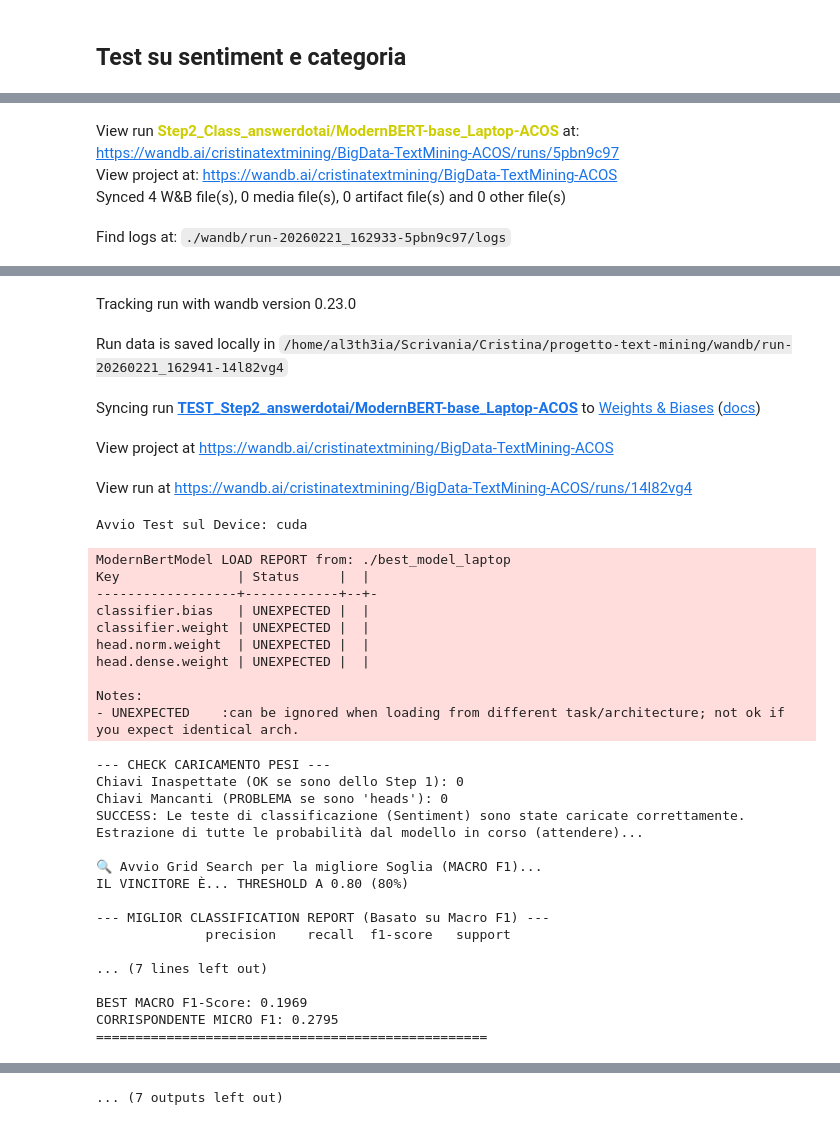
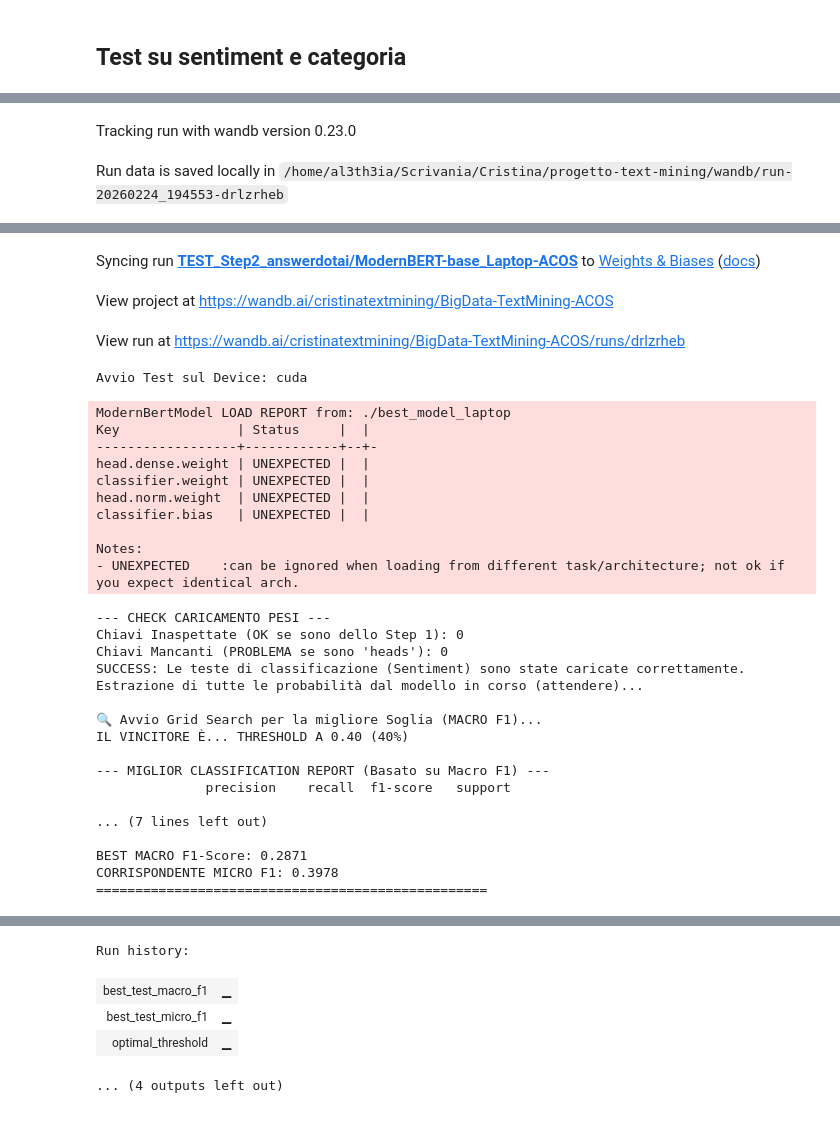
Before and after one commit to CristinaTomaciello/progetto-text-mining, a Jupyter notebook: Laptop-ACOS-train-test-ModernBERT.ipynb, the cells around one changed output, grey strips where cells are left out. Saved outputs shown, nothing was run; the diff lists cells and outputs as text; code cells hidden in the pictures.

```diff
--- a/Laptop-ACOS-train-test-ModernBERT.ipynb
+++ b/Laptop-ACOS-train-test-ModernBERT.ipynb
@@ -636,13 +641,26 @@ class ACOSPairDataset(Dataset):
         row = self.df.iloc[idx]
         text = row['review_text']
 
-        # Gli span sono già corretti con il +1 per il [CLS]!
+        # Estraiamo gli span (togliendo il +1 che avevamo messo per il [CLS]
+        # perché ora ci servono per tagliare la stringa originale)
         a_span = row['aspect_span']
         o_span = row['opinion_span']
 
-        # Tokenizzazione (ModernBERT usa il token [CLS] in automatico)
+        words = text.split()
+        a_start, a_end = a_span[0] - 1, a_span[1] - 1
+        o_start, o_end = o_span[0] - 1, o_span[1] - 1
+
+        # Estraiamo le parole (o "null" se è implicito)
+        aspect_str = " ".join(words[a_start:a_end]) if a_start >= 0 else "null"
+        opinion_str = " ".join(words[o_start:o_end]) if o_start >= 0 else "null"
+
+        # MAGIA CROSS-ENCODER: Creiamo la stringa contesto!
+        cross_text = f"aspect: {aspect_str} opinion: {opinion_str}"
+
+        # Il tokenizer unirà il 'text' e il 'cross_text' in automatico
         encoding = self.tokenizer(
             text,
+            cross_text, # Passiamo la seconda stringa!
             padding='max_length',
             truncation=True,
             max_length=self.max_length,
@@ -654,9 +672,8 @@ class ACOSPairDataset(Dataset):
         return {
             'input_ids': encoding['input_ids'].flatten(),
             'attention_mask': encoding['attention_mask'].flatten(),
-            'aspect_span': torch.tensor(a_span),
-            'opinion_span': torch.tensor(o_span),
             'labels': labels
+            # Niente più aspect_span e opinion_span da passare!
         }
 # %% [markdown]
 ### 2. L'Architettura Custom (`ModernBertACOSClassifier`)
@@ -1057,17 +1048,15 @@ all_probs_list = []
 all_true_list = []
 
 with torch.no_grad():
-    for batch in test_loader: # (Usa test_loader_rest per i ristoranti!)
+    for batch in test_loader:
         input_ids = batch['input_ids'].to(device)
         attention_mask = batch['attention_mask'].to(device)
-        aspect_span = batch['aspect_span'].to(device)
-        opinion_span = batch['opinion_span'].to(device)
         labels = batch['labels'].to(device)
 
         with torch.amp.autocast(device_type='cuda'):
-            logits = model_test(input_ids, attention_mask, aspect_span, opinion_span)
+            # 🛑 CORRETTO: Rimosso aspect_span e opinion_span che non esistono più!
+            logits = model_test(input_ids, attention_mask)
 
-        # Trasformiamo i logits in probabilità e li portiamo su CPU per non intasarla
         probs = torch.softmax(logits, dim=-1).cpu()
 
         all_probs_list.append(probs)
@@ -1132,7 +1121,5 @@ wandb.log({
 wandb.finish()
 # %% [output]
 [interactive output not drawn]
-View run Step2_Class_answerdotai/ModernBERT-base_Laptop-ACOS at: https://wandb.ai/cristinatextmining/BigData-TextMining-ACOS/runs/5pbn9c97
-View project at: https://wandb.ai/cristinatextmining/BigData-TextMining-ACOS
-Synced 4 W&B file(s), 0 media file(s), 0 artifact file(s) and 0 other file(s)
+Tracking run with wandb version 0.23.0
-Find logs at: ./wandb/run-20260221_162933-5pbn9c97/logs
+Run data is saved locally in /home/al3th3ia/Scrivania/Cristina/progetto-text-mining/wandb/run-20260224_194553-drlzrheb
@@ -1140,16 +1126,14 @@ Find logs at: ./wandb/run-20260221_162933-5pbn9c97/logs
-Tracking run with wandb version 0.23.0
+Syncing run TEST_Step2_answerdotai/ModernBERT-base_Laptop-ACOS to Weights & Biases (docs)
-Run data is saved locally in /home/al3th3ia/Scrivania/Cristina/progetto-text-mining/wandb/run-20260221_162941-14l82vg4
+View project at https://wandb.ai/cristinatextmining/BigData-TextMining-ACOS
-Syncing run TEST_Step2_answerdotai/ModernBERT-base_Laptop-ACOS to Weights & Biases (docs)
+View run at https://wandb.ai/cristinatextmining/BigData-TextMining-ACOS/runs/drlzrheb
-View project at https://wandb.ai/cristinatextmining/BigData-TextMining-ACOS
-View run at https://wandb.ai/cristinatextmining/BigData-TextMining-ACOS/runs/14l82vg4
 Avvio Test sul Device: cuda
 ModernBertModel LOAD REPORT from: ./best_model_laptop
 Key               | Status     |  |
 ------------------+------------+--+-
-classifier.bias   | UNEXPECTED |  |
+head.dense.weight | UNEXPECTED |  |
 classifier.weight | UNEXPECTED |  |
 head.norm.weight  | UNEXPECTED |  |
-head.dense.weight | UNEXPECTED |  |
+classifier.bias   | UNEXPECTED |  |
 
 Notes:
 - UNEXPECTED    :can be ignored when loading from different task/architecture; not ok if you expect identical arch.
@@ -1160,13 +1144,13 @@ SUCCESS: Le teste di classificazione (Sentiment) sono state caricate correttamen
 Estrazione di tutte le probabilità dal modello in corso (attendere)...
 
 🔍 Avvio Grid Search per la migliore Soglia (MACRO F1)...
-IL VINCITORE È... THRESHOLD A 0.80 (80%)
+IL VINCITORE È... THRESHOLD A 0.40 (40%)
 
 --- MIGLIOR CLASSIFICATION REPORT (Basato su Macro F1) ---
               precision    recall  f1-score   support
 
 ... (7 lines left out)
 
-BEST MACRO F1-Score: 0.1969
-CORRISPONDENTE MICRO F1: 0.2795
+BEST MACRO F1-Score: 0.2871
+CORRISPONDENTE MICRO F1: 0.3978
 ==================================================
@@ -1173,2 +1158,6 @@ CORRISPONDENTE MICRO F1: 0.2795
-... (7 outputs left out)
+Run history:
+| best_test_macro_f1 | ▁ |
+| best_test_micro_f1 | ▁ |
+| optimal_threshold | ▁ |
+... (4 outputs left out)
 # %% [markdown]
```
Also changed, not shown: parts of 12 cells of this notebook, 8 other files.
